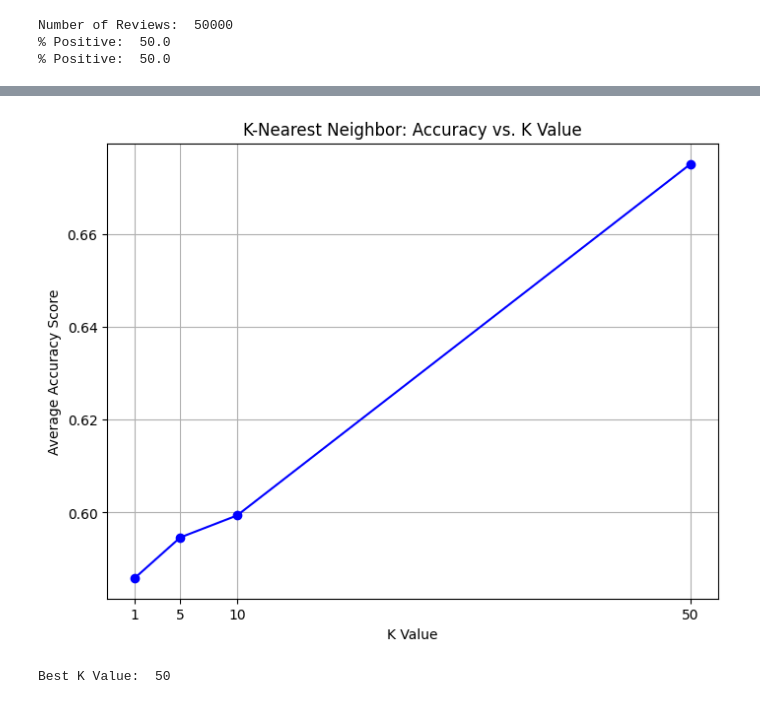
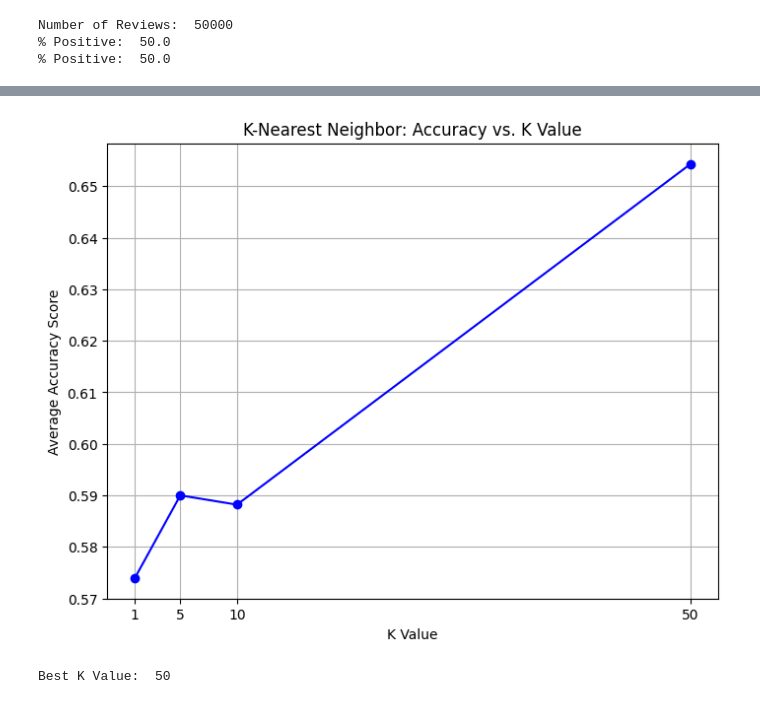
Before and after one commit to BoyceWhite/Data-Analysis-Project, a Jupyter notebook: main.ipynb, the cells around one changed output, grey strips where cells are left out. Drawn from its saved outputs; the diff is of its cells as text; code cells hidden in the pictures.

```diff
--- a/main.ipynb
+++ b/main.ipynb
@@ -55,7 +57,7 @@ def DT(x_train, x_test, y_train, y_test, hyper):
 # %%
 from sklearn.neighbors import KNeighborsClassifier
 
-def KNN(x_train, x_test, y_train, y_test, hyper):
+def KNN(x_train, y_train, hyper):
     scoresAvg = []
 
     for param in hyper:
@@ -75,6 +77,8 @@ def KNN(x_train, x_test, y_train, y_test, hyper):
     plt.show()
 
     print('Best K Value: ', best)
+
+    return best
 # %%
 from sklearn.linear_model import LogisticRegression
 
@@ -106,9 +112,9 @@ DT(x_train, x_test, y_train, y_test, DT_DEPTHS)
 Best Decision Tree Depth:  50
 # %%
 kVals = [1, 5, 10, 50]
-KNN(x_train, x_test, y_train, y_test, kVals)
+bestK = KNN(x_test, y_test, kVals)
 # %% [output]
-[figure, old version]
+[figure, new version]
 Best K Value:  50
 # %%
 cVals = [0.001, 0.01, 0.1, 0.5, 1]
```
Also changed, not shown: parts of 7 cells of this notebook.
